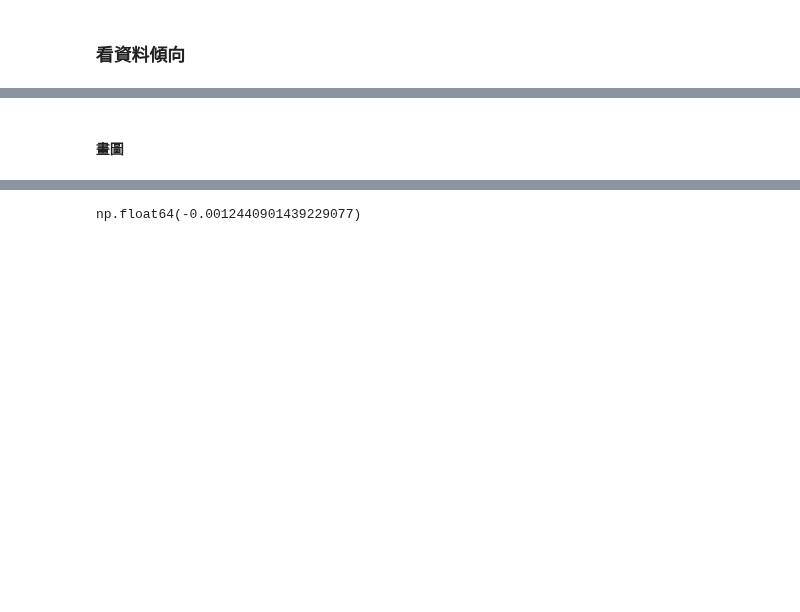
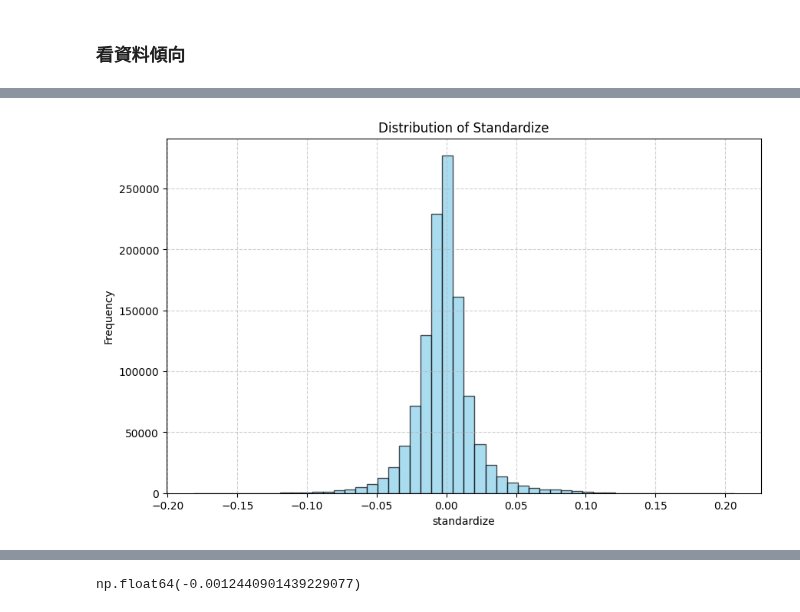
Before and after one commit to Xin95172/JimQuant, a Jupyter notebook: 台股當沖比例effect/main.ipynb, the cells around one changed output, grey strips where cells are left out. Saved outputs shown, nothing was run; the diff lists cells and outputs as text; code cells hidden in the pictures; blank space fills up the shorter version.

```diff
--- a/台股當沖比例effect/main.ipynb
+++ b/台股當沖比例effect/main.ipynb
@@ -77,27 +221,7 @@ for f in files:
     df["c_o_ret_t+1"] = df["c_o_ret"].shift(-1)
     dfs.append(df)
 
-ratio_sorted_df = pd.concat(dfs, ignore_index = True)
-ratio_sorted_df = ratio_sorted_df.sort_values(["Date","stock"])
-ratio_sorted_df.dropna(inplace = True)
-ratio_sorted_df = ratio_sorted_df.sort_values("當沖佔交易量比例").reset_index(drop = True)
-ratio_sorted_df.reset_index(drop = True, inplace = True)
-ratio_sorted_df.drop(index = ratio_sorted_df.index[1149120: ], inplace = True)
-
-# 把 'stock' 移到第二個位置
-cols = ratio_sorted_df.columns.tolist()
-cols.remove("stock")
-cols.insert(1, "stock")
-ratio_sorted_df = ratio_sorted_df[cols]
-
-# 累加 ret
-ratio_sorted_df["cum_c_o_ret_t+1"] = ratio_sorted_df["c_o_ret_t+1"].cumsum()
-mean = ratio_sorted_df["c_o_ret_t+1"].mean()
-ratio_sorted_df["standardize"] = ratio_sorted_df["c_o_ret_t+1"] - mean
-ratio_sorted_df["cum_standardize"] = ratio_sorted_df["standardize"].cumsum()
-
-# print
-ratio_sorted_df.to_csv("ratio_sorted_df.csv")
-ratio_sorted_df
+panel_df = pd.concat(dfs, ignore_index = True)
+panel_df.dropna(inplace = True)
 # %% [output]
 7765 is empty
@@ -117,2 +227,0 @@ ratio_sorted_df
-# %% [markdown]
-#### 畫圖
@@ -164,0 +228,10 @@ def sorted_plot(ratio_sorted_df: pd.DataFrame, x: str, ly: str, max_ly: bool = F
+# %%
+plt.figure(figsize = (10, 6))
+plt.hist(panel_df["c_o_ret"].dropna(), bins = 50, color = "skyblue", edgecolor = "black", alpha = 0.7)
+plt.title("Distribution of Standardize")
+plt.xlabel("standardize")
+plt.ylabel("Frequency")
+plt.grid(True, linestyle = "--", alpha = 0.6)
+plt.show()
+# %% [output]
+[figure, new version]
```
Also changed, not shown: parts of 25 cells of this notebook.
